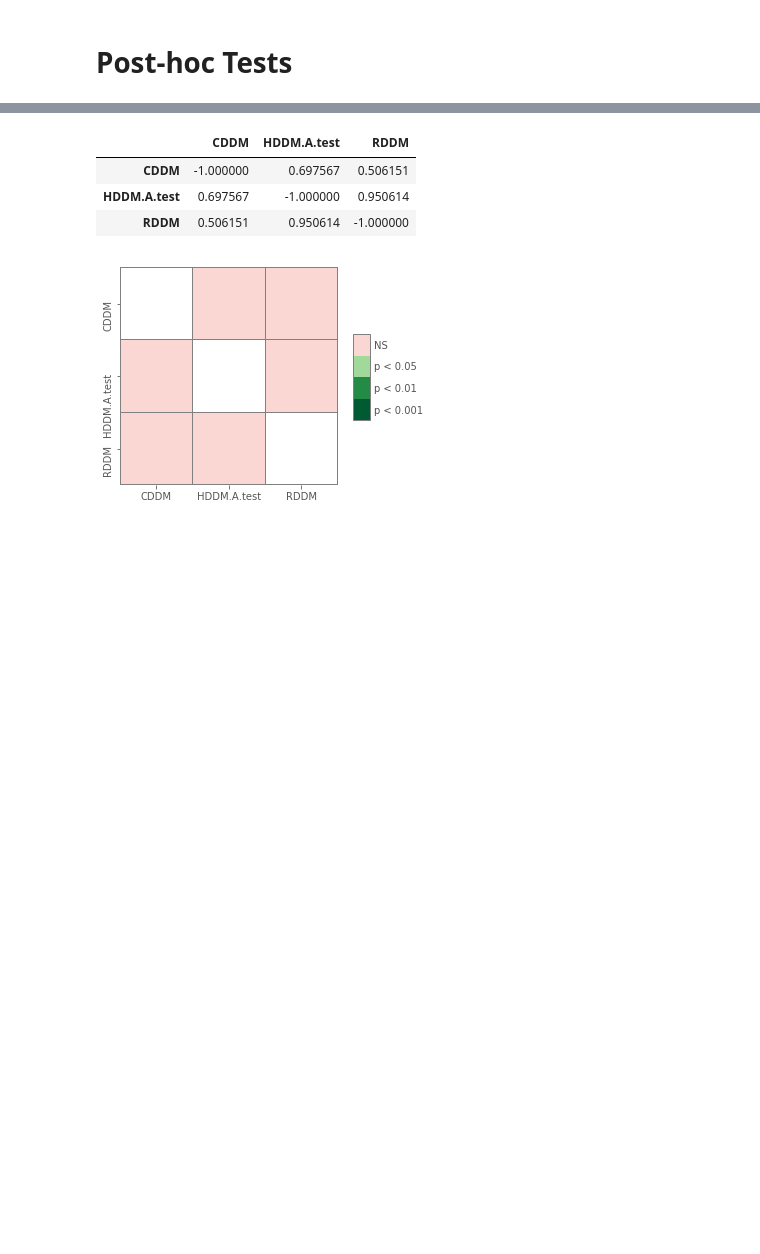
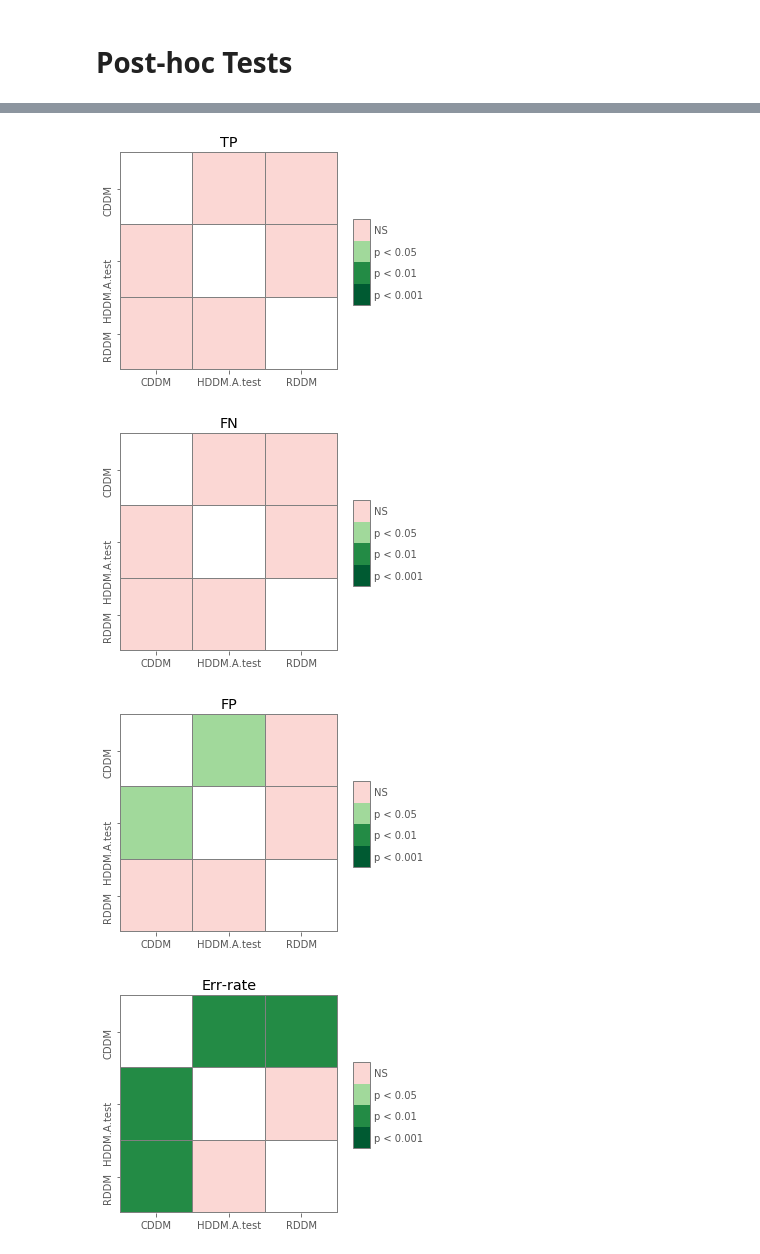
Before and after one commit to hamishhuggard/masters_code, a Jupyter notebook: epddm/epddm_experiments_2.ipynb, the cells around one changed output, grey strips where cells are left out. Saved outputs shown, nothing was run; the diff lists cells and outputs as text; code cells hidden in the pictures; blank space fills up the shorter version.

```diff
--- a/epddm/epddm_experiments_2.ipynb
+++ b/epddm/epddm_experiments_2.ipynb
@@ -543,15 +597,18 @@ from tasks.prequential_learner_detector_pairs import PrequentialMultiPairs
 
 def run_tornado_experiment(dataset_name):
 
+    # for example, dataset_name='circles_0'
+
     # 1. Creating a project
-    project = Project("projects/multi", dataset_name)
+    project = Project("experiments2", dataset_name)
 
     # 2. Loading an arff file
-    labels, attributes, stream_records = ARFFReader.read(tornado_path + f"/data_streams/{dataset_name}_n_0.1/{dataset_name}_n_0.1_101.arff")
+    dataset_type = dataset_name.rstrip('0123456789_')
+    dataset_path = os.path.abspath(f'data_streams2/_synthetic/{dataset_type}/{dataset_name}.arff')
+    labels, attributes, stream_records = ARFFReader.read(dataset_path)
     attributes_scheme = AttributeScheme.get_scheme(attributes)
 
     # 3. Initializing a Classifier-Detector Pairs
-    NaiveBayes(labels, attributes_scheme['nominal']) # TODO: does this line need to be here?
     pairs = [
              [NaiveBayes(labels, attributes_scheme['nominal']), CDDM()],
              [NaiveBayes(labels, attributes_scheme['nominal']), RDDM()],
@@ -646,0 +638,5 @@ THE END
+# %%
+for i, path in enumerate(glob('./data_streams2/_synthetic/*/*.arff')):
+    dataset_name = re.match(r'.*/([\w\d]+).arff', path).group(1)
+    print(i, dataset_name)
+    run_tornado_experiment(dataset_name)
@@ -646,0 +661,6 @@ THE END
+# %%
+results = pd.DataFrame(columns=['Dataset', 'Detector', 'Model', 'TP', 'FN', 'FP', 'Err-rate', 'Memory', 'Runtime', 'Total Delay'])
+
+for i, path in enumerate(glob('./experiments2/*/*/*.txt')):
+    results = results.append(parse_results(path))
+results
@@ -775,12 +1056,3 @@ results
 | 4 | led_w_500 | CDDM | PERCEPTRON | 0 | 4 | 0 | 0.0 | 77.55 | 73471.97 | 1000 |
 | 5 | led_w_500 | RDDM | PERCEPTRON | 0 | 4 | 6 | 14.89 | 136.85 | 2693.18 | 1000 |
 | 6 | led_w_500 | HDDM.A.test | PERCEPTRON | 0 | 4 | 3 | 14.89 | 74.25 | 3003.6 | 1000 |
-# %%
-pc = sp.posthoc_nemenyi(results, val_col='Memory', group_col='Detector')
-# %%
-pc
-# %% [output]
-|  | CDDM | HDDM.A.test | RDDM |
-| CDDM | -1.000000 | 0.697567 | 0.506151 |
-| HDDM.A.test | 0.697567 | -1.000000 | 0.950614 |
-| RDDM | 0.506151 | 0.950614 | -1.000000 |
@@ -787,5 +1061,13 @@ pc
 # %%
-heatmap_args = {'linewidths': 0.25, 'linecolor': '0.5', 'clip_on': False, 'square': True, 'cbar_ax_bbox': [0.80, 0.35, 0.04, 0.3]}
-sp.sign_plot(pc, **heatmap_args);
+for col in results.columns[3:]:
+    plt.figure()
+#     display(Markdown('## '+col))
+    pc = sp.posthoc_nemenyi(results, val_col=col, group_col='Detector')
+    heatmap_args = {'linewidths': 0.25, 'linecolor': '0.5', 'clip_on': False, 'square': True, 'cbar_ax_bbox': [0.80, 0.35, 0.04, 0.3]}
+    plt.title(col)
+    sp.sign_plot(pc, **heatmap_args);
 # %% [output]
-[figure, old version]
+[figure, new version]
+[figure, added]
+[figure, added]
+[figure, added]
```
Also changed, not shown: parts of 41 cells of this notebook, 8 other files.
